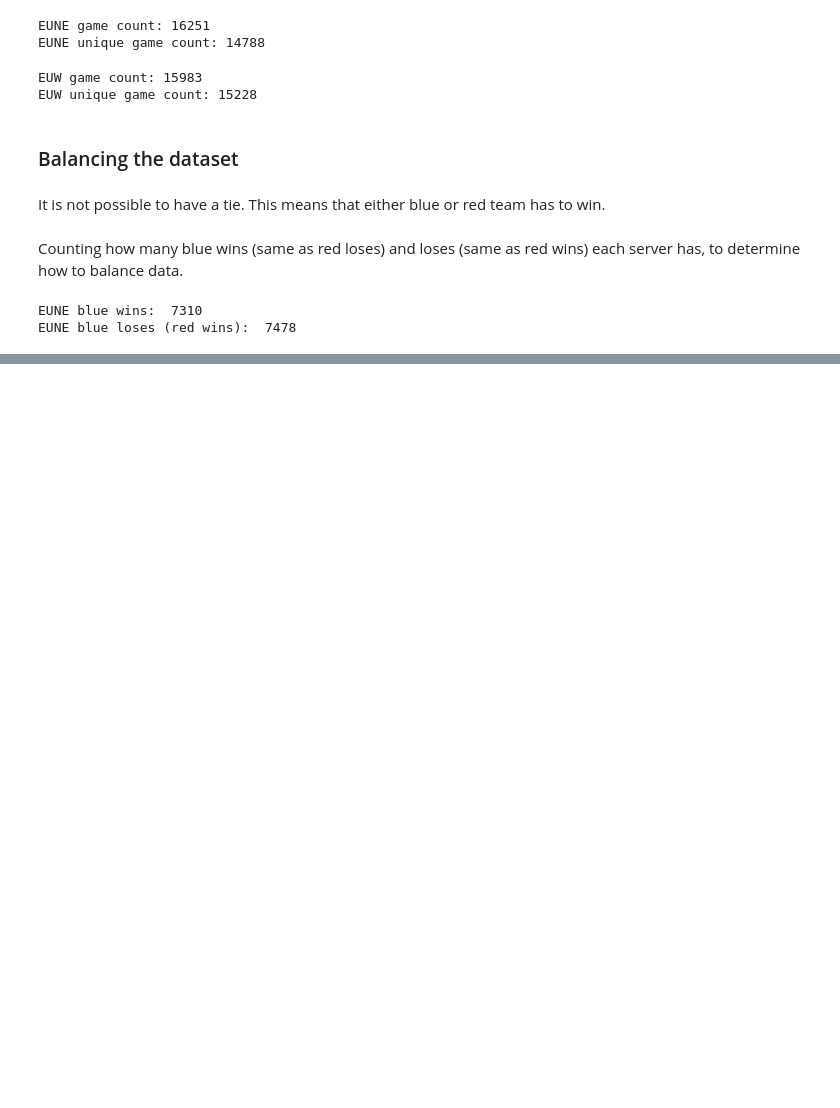
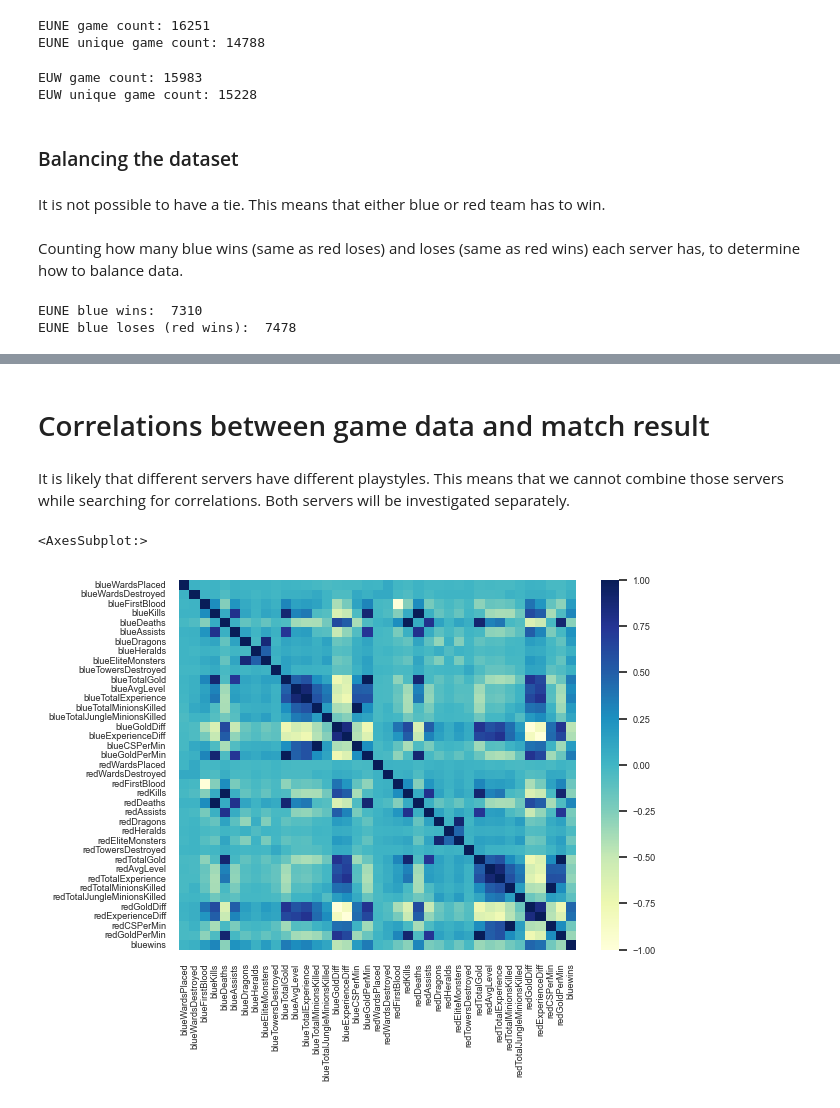
Before and after one commit to VeronikaKukk/DS_project, a Jupyter notebook: d4_notebook.ipynb, the cells around one changed output, grey strips where cells are left out. Drawn from its saved outputs; the diff is of its cells as text; code cells hidden in the pictures; blank space fills up the shorter version.

Commit message:
heatmap correlations

```diff
--- a/d4_notebook.ipynb
+++ b/d4_notebook.ipynb
@@ -253,0 +257,12 @@ df_euw_balanced.describe()
+# %% [markdown]
+# Correlations between game data and match result
+# %% [markdown]
+It is likely that different servers have different playstyles. This means that we cannot combine those servers while searching for correlations. Both servers will be investigated separately.
+# %%
+eune_corr_matrix = df_eune_balanced.corr()
+# there are too many attributes, so the font needs to be quite small
+sns.set(font_scale=0.6)
+sns.heatmap(eune_corr_matrix,cmap="YlGnBu")
+# %% [output]
+<AxesSubplot:>
+[figure, added]
```
Also changed, not shown: parts of 22 cells of this notebook.
